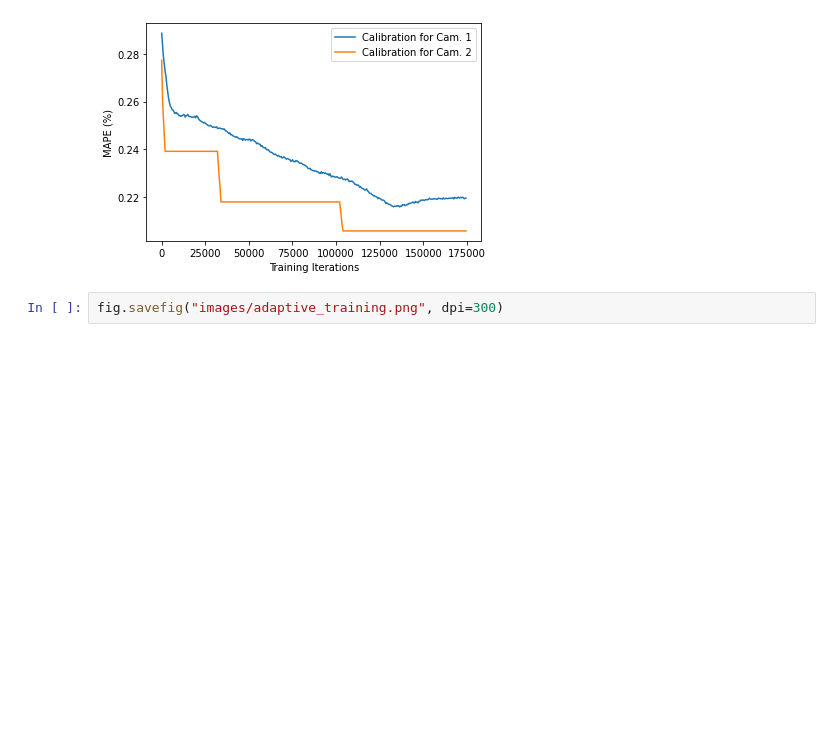
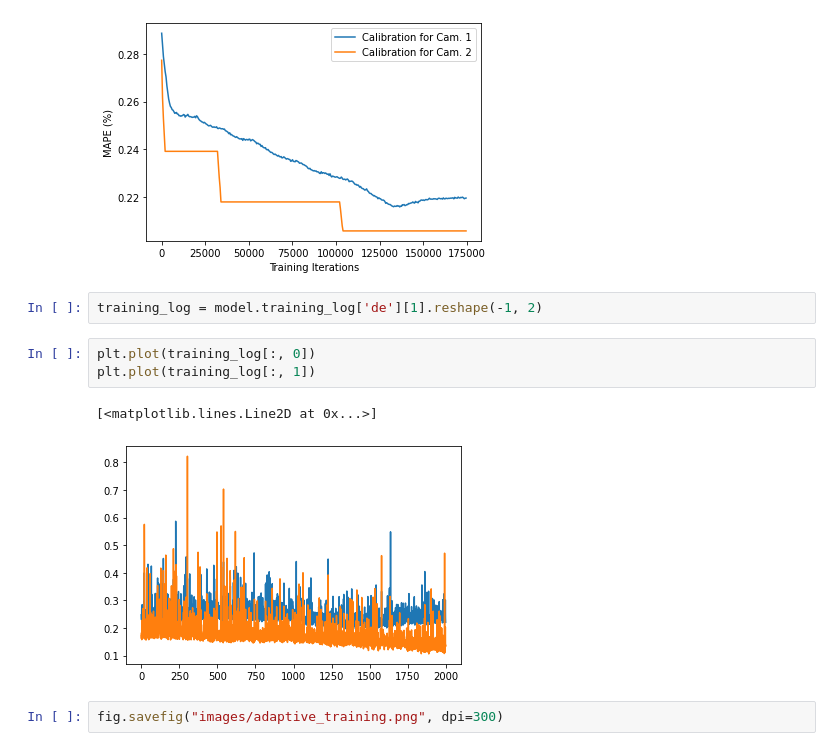
Before and after one commit to gjamesgoenawan/deep-dtt-estimation, a Jupyter notebook: demo_visualization.ipynb, the cells around one changed output. Saved outputs shown, nothing was run; the diff lists cells and outputs as text; blank space fills up the shorter version.

```diff
--- a/demo_visualization.ipynb
+++ b/demo_visualization.ipynb
@@ -142,6 +149,14 @@ plt.legend(loc="upper right")
 # %% [output]
 <matplotlib.legend.Legend at 0x...>
 [figure]
+# %%
+training_log = model.training_log['de'][1].reshape(-1, 2)
+# %%
+plt.plot(training_log[:, 0])
+plt.plot(training_log[:, 1])
+# %% [output]
+[<matplotlib.lines.Line2D at 0x...>]
+[figure, added]
 # %%
 fig.savefig("images/adaptive_training.png", dpi=300)
 # %% [markdown]
```
Also changed, not shown: parts of 26 cells of this notebook, 12 other files.
